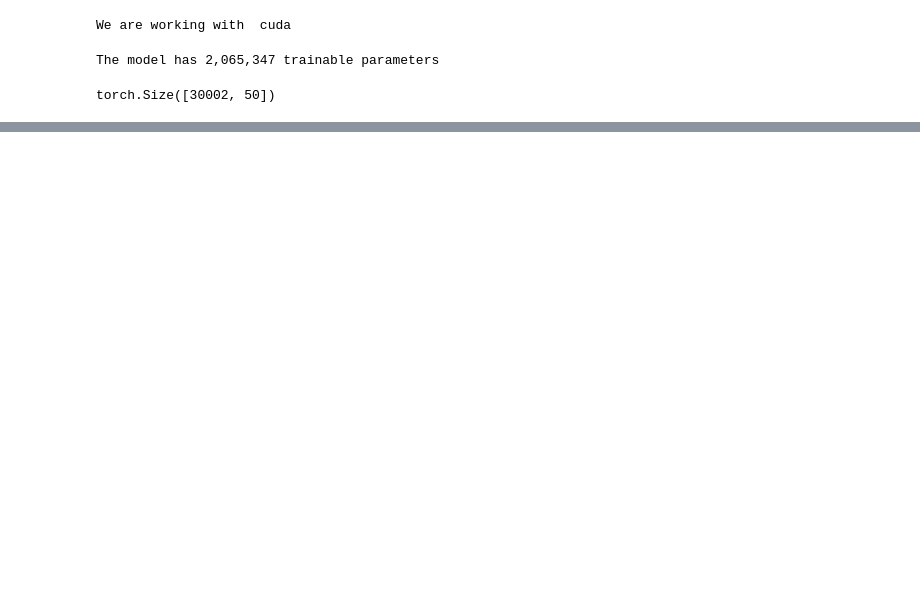
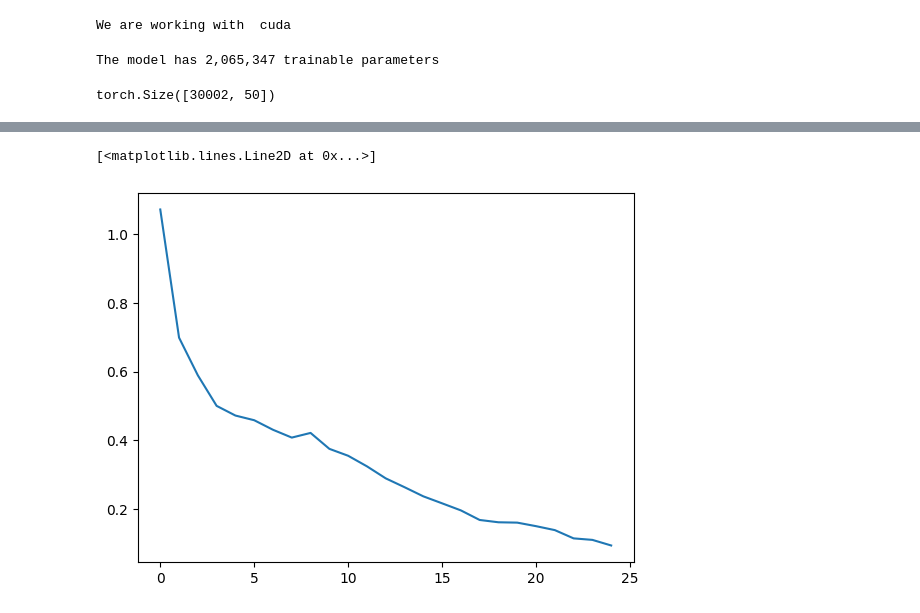
Before and after one commit to ganeshred/NLPAuthorshipAttributionNLM, a Jupyter notebook: bi_LSTM_task2.ipynb, the cells around one changed output, grey strips where cells are left out. Drawn from its saved outputs; the diff is of its cells as text; code cells hidden in the pictures; blank space fills up the shorter version.

Commit message:
updated the graphs

```diff
--- a/bi_LSTM_task2.ipynb
+++ b/bi_LSTM_task2.ipynb
@@ -86,9 +86,9 @@ TEXT.build_vocab(
 # get the vocab instance
 vocab = TEXT.vocab
 # %%
-ltoi = {l: i for i, l in enumerate(df['label'].unique())}
+ltoi = {l: i for i, l in enumerate(df['class'].unique())}
 # %%
-df['label1'] = df['label'].apply(lambda y: ltoi[y])
+df['label1'] = df['class'].apply(lambda y: ltoi[y])
 
 class DataFrameDataset(data.Dataset):
     def __init__(self, df: pd.DataFrame, fields: list):
@@ -325,8 +315,17 @@ def epoch_time(start_time, end_time):
     elapsed_mins = int(elapsed_time / 60)
     elapsed_secs = int(elapsed_time - (elapsed_mins * 60))
     return elapsed_mins, elapsed_secs
+# %%
+train_losses_list = []
+valid_losses_list = []
+train_accs=[]
+valid_accs=[]
 # %%
-N_EPOCHS = 5
+
+
+
+
+N_EPOCHS = 25
 path = F"/content/gdrive/My Drive/bilstm_model_task3.pt"
 best_valid_loss = float('inf')
 
@@ -340,6 +339,10 @@ for epoch in range(N_EPOCHS):
     end_time = time.time()
 
     epoch_mins, epoch_secs = epoch_time(start_time, end_time)
+    train_losses_list.append(train_loss)
+    valid_losses_list.append(valid_loss)
+    train_accs.append(train_acc*100)
+    valid_accs.append(valid_acc*100)
 
     if valid_loss < best_valid_loss:
         best_valid_loss = valid_loss
@@ -372,0 +378,7 @@ Test Loss: 0.411 | Test Acc: 81.04%
+# %%
+import matplotlib.pyplot as plt
+
+plt.plot(train_losses_list)
+# %% [output]
+[<matplotlib.lines.Line2D at 0x...>]
+[figure, added]
```
Also changed, not shown: parts of 19 cells of this notebook.
